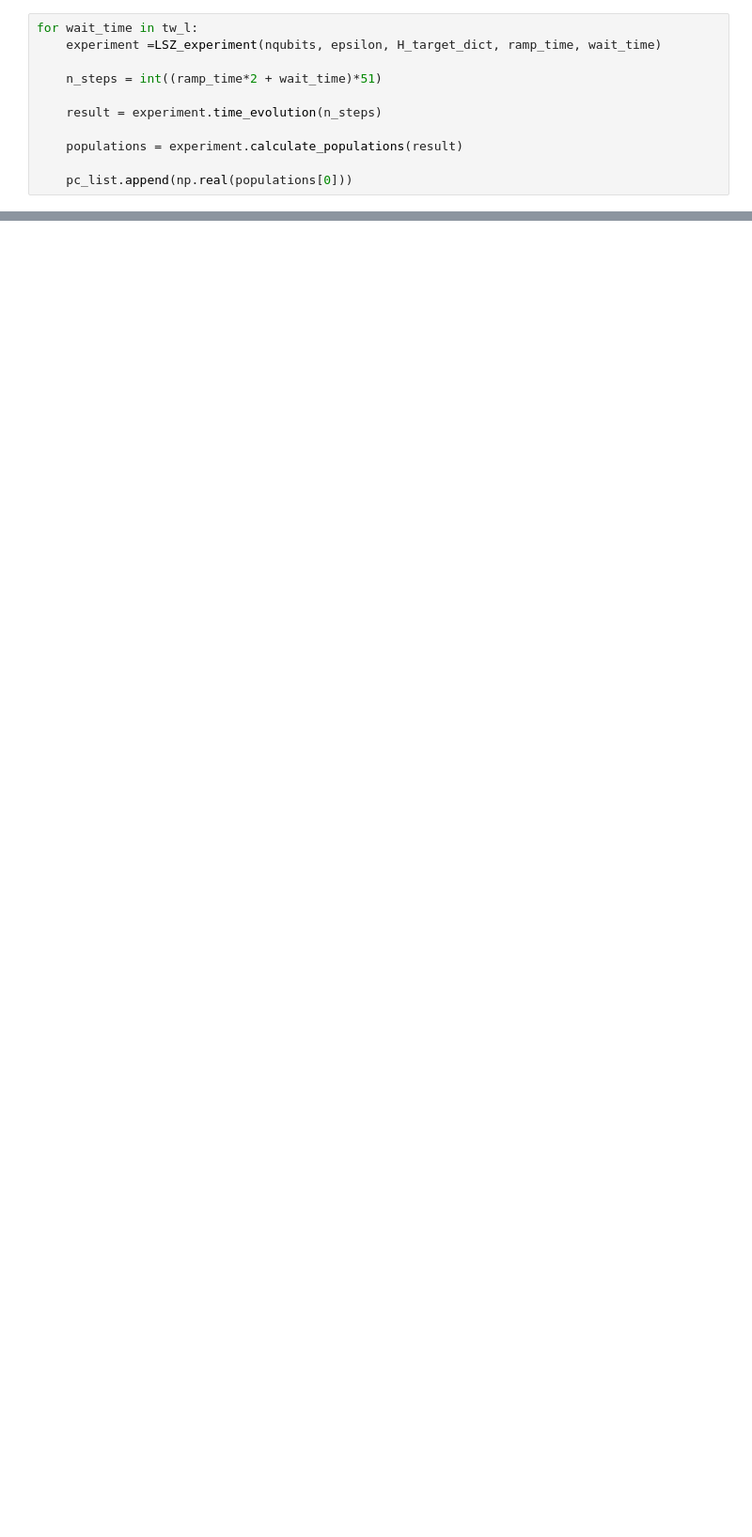
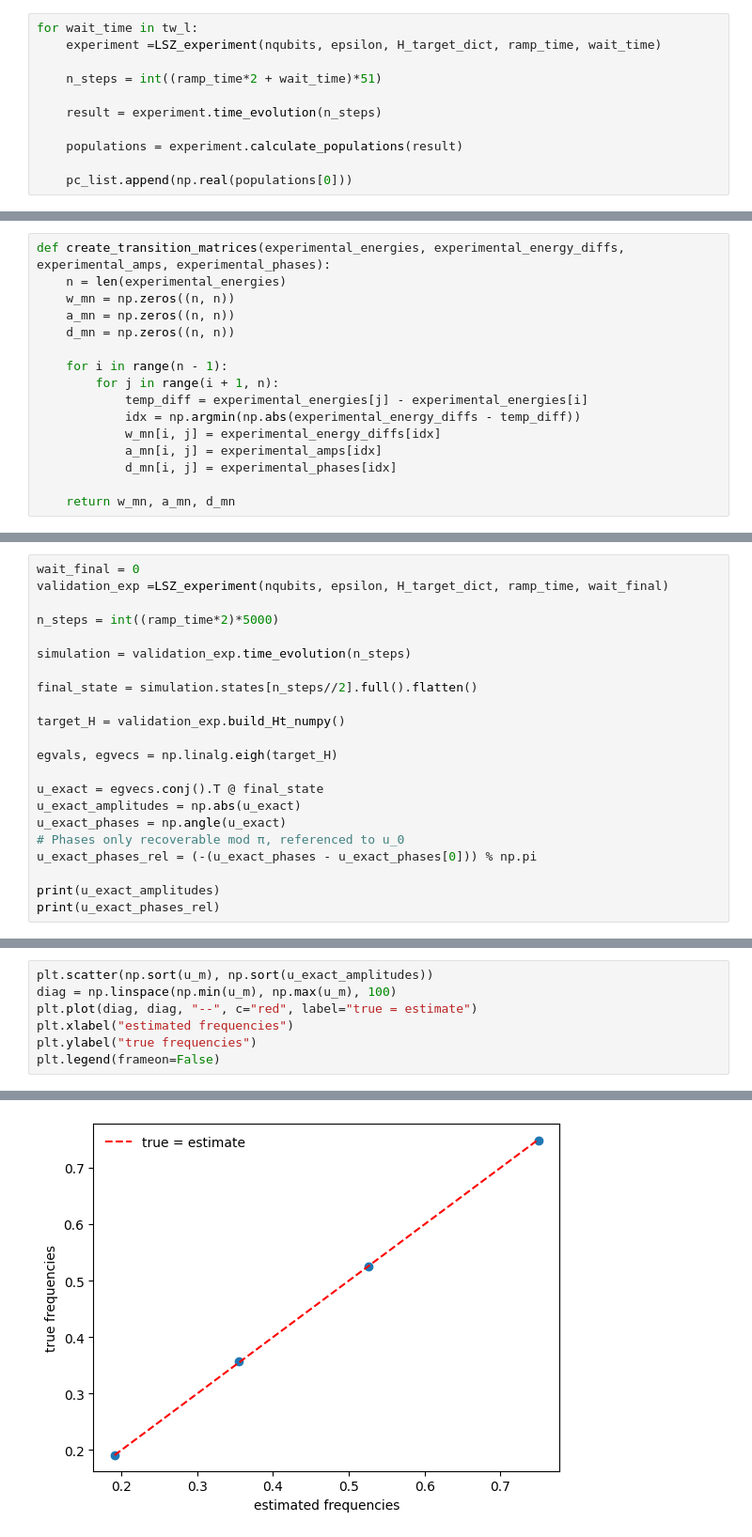
Before and after one commit to OsQarM/lsz_spectroscopy, a Jupyter notebook: LSZ_experimental.ipynb, the cells around one changed output, grey strips where cells are left out. Shown at 94% size. Cells and saved outputs as stored; diff of their text form; blank space fills up the shorter version.

```diff
--- a/LSZ_experimental.ipynb
+++ b/LSZ_experimental.ipynb
@@ -521,0 +638,16 @@ plt.legend(frameon=False)
+# %%
+def create_transition_matrices(experimental_energies, experimental_energy_diffs, experimental_amps, experimental_phases):
+    n = len(experimental_energies)
+    w_mn = np.zeros((n, n))
+    a_mn = np.zeros((n, n))
+    d_mn = np.zeros((n, n))
+
+    for i in range(n - 1):
+        for j in range(i + 1, n):
+            temp_diff = experimental_energies[j] - experimental_energies[i]
+            idx = np.argmin(np.abs(experimental_energy_diffs - temp_diff))
+            w_mn[i, j] = experimental_energy_diffs[idx]
+            a_mn[i, j] = experimental_amps[idx]
+            d_mn[i, j] = experimental_phases[idx]
+
+    return w_mn, a_mn, d_mn
@@ -521,0 +681,22 @@ plt.legend(frameon=False)
+# %%
+wait_final = 0
+validation_exp =LSZ_experiment(nqubits, epsilon, H_target_dict, ramp_time, wait_final)
+
+n_steps = int((ramp_time*2)*5000)
+
+simulation = validation_exp.time_evolution(n_steps)
+
+final_state = simulation.states[n_steps//2].full().flatten()
+
+target_H = validation_exp.build_Ht_numpy()
+
+egvals, egvecs = np.linalg.eigh(target_H)
+
+u_exact = egvecs.conj().T @ final_state
+u_exact_amplitudes = np.abs(u_exact)
+u_exact_phases = np.angle(u_exact)
+# Phases only recoverable mod π, referenced to u_0
+u_exact_phases_rel = (-(u_exact_phases - u_exact_phases[0])) % np.pi
+
+print(u_exact_amplitudes)
+print(u_exact_phases_rel)
@@ -521,0 +706,8 @@ plt.legend(frameon=False)
+# %%
+plt.scatter(np.sort(u_m), np.sort(u_exact_amplitudes))
+diag = np.linspace(np.min(u_m), np.max(u_m), 100)
+plt.plot(diag, diag, "--", c="red", label="true = estimate")
+plt.xlabel("estimated frequencies")
+plt.ylabel("true frequencies")
+plt.legend(frameon=False)
+# %% [output]
@@ -521,0 +715 @@ plt.legend(frameon=False)
+[figure, added]
```
Also changed, not shown: parts of 30 cells of this notebook.
